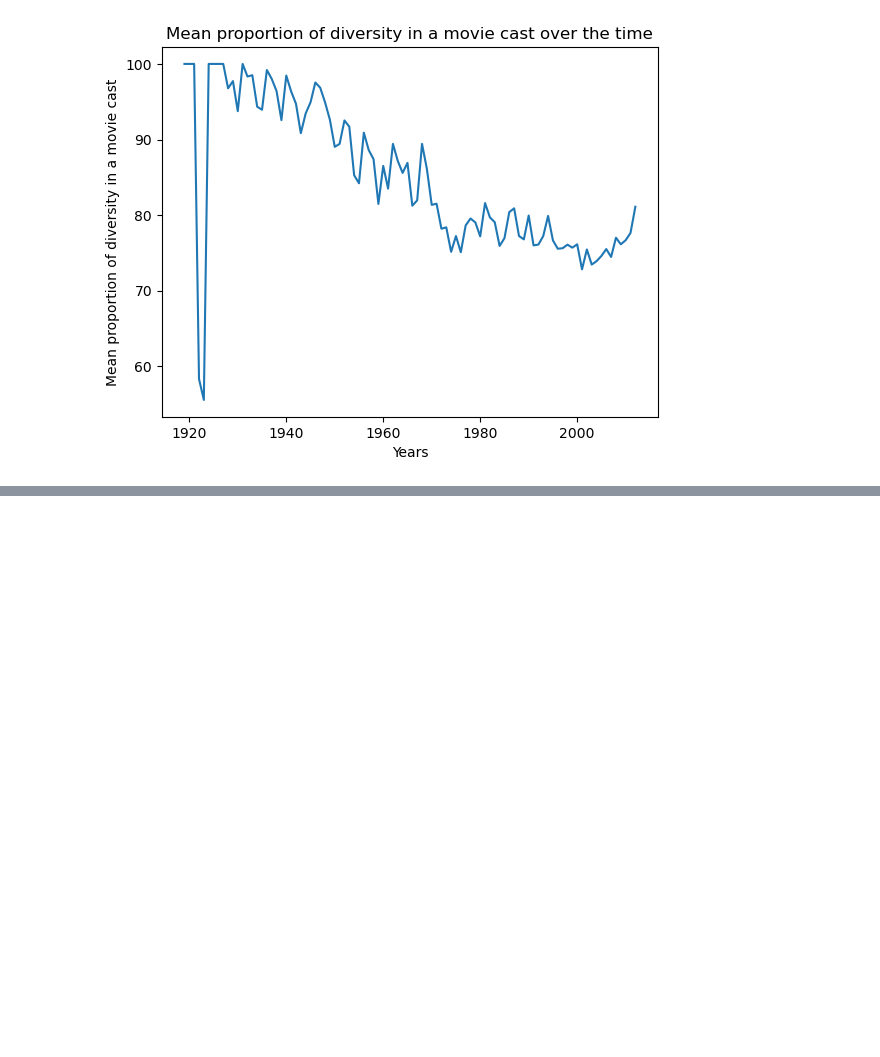
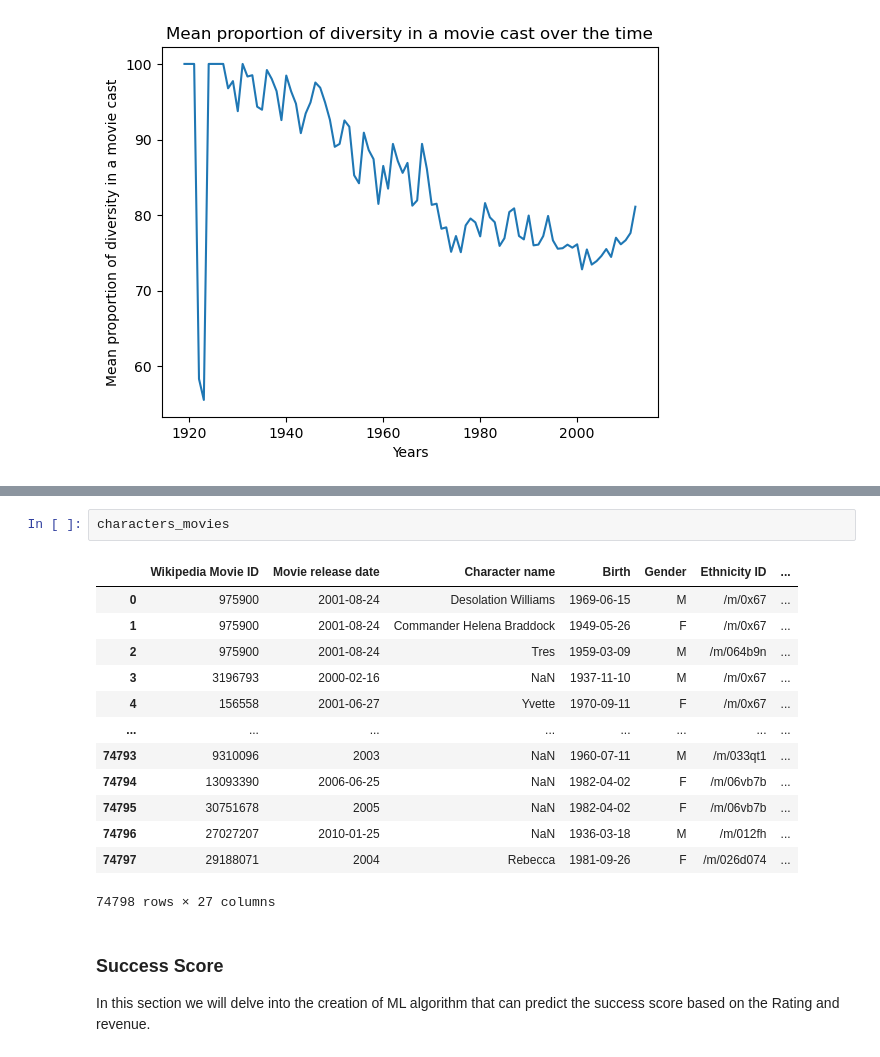
Before and after one commit to epfl-ada/ada-2023-project-draco, a Jupyter notebook: Milestone_2.ipynb, the cells around one changed output, grey strips where cells are left out. Saved outputs shown, nothing was run; the diff lists cells and outputs as text; blank space fills up the shorter version.

```diff
--- a/Milestone_2.ipynb
+++ b/Milestone_2.ipynb
@@ -1141,0 +1161,19 @@ Text(0, 0.5, 'Mean proportion of diversity in a movie cast')
+# %%
+characters_movies
+# %% [output]
+|  | Wikipedia Movie ID | Movie release date | Character name | Birth | Gender | Ethnicity ID | ... |
+| 0 | 975900 | 2001-08-24 | Desolation Williams | 1969-06-15 | M | /m/0x67 | ... |
+| 1 | 975900 | 2001-08-24 | Commander Helena Braddock | 1949-05-26 | F | /m/0x67 | ... |
+| 2 | 975900 | 2001-08-24 | Tres | 1959-03-09 | M | /m/064b9n | ... |
+| 3 | 3196793 | 2000-02-16 | NaN | 1937-11-10 | M | /m/0x67 | ... |
+| 4 | 156558 | 2001-06-27 | Yvette | 1970-09-11 | F | /m/0x67 | ... |
+| ... | ... | ... | ... | ... | ... | ... | ... |
+| 74793 | 9310096 | 2003 | NaN | 1960-07-11 | M | /m/033qt1 | ... |
+| 74794 | 13093390 | 2006-06-25 | NaN | 1982-04-02 | F | /m/06vb7b | ... |
+| 74795 | 30751678 | 2005 | NaN | 1982-04-02 | F | /m/06vb7b | ... |
+| 74796 | 27027207 | 2010-01-25 | NaN | 1936-03-18 | M | /m/012fh | ... |
+| 74797 | 29188071 | 2004 | Rebecca | 1981-09-26 | F | /m/026d074 | ... |
+74798 rows × 27 columns
+# %% [markdown]
+### Success Score
+In this section we will delve into the creation of ML algorithm that can predict the success score based on the Rating and revenue.
```
Also changed, not shown: parts of 9 cells of this notebook.
